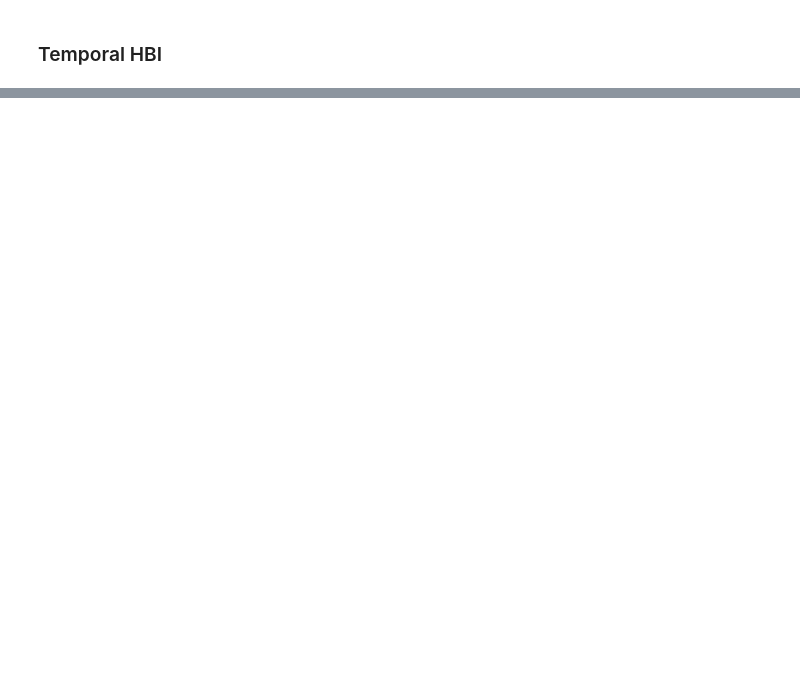
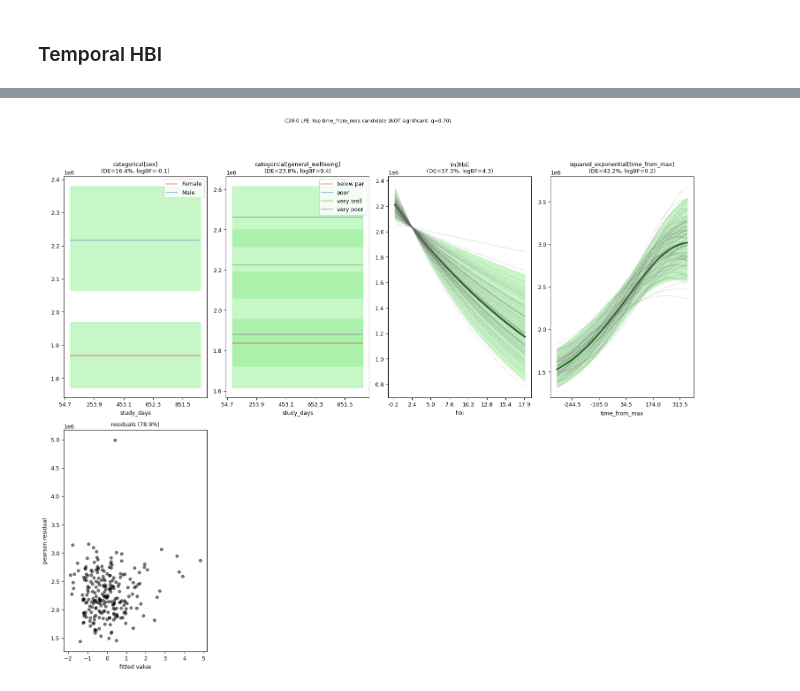
Before and after one commit to omicsEye/waveome, a Jupyter notebook: examples/iHMP/ihmp_waveome.ipynb, the cells around one changed output, grey strips where cells are left out. Saved outputs shown, nothing was run; the diff lists cells and outputs as text; code cells hidden in the pictures; blank space fills up the shorter version.

```diff
--- a/examples/iHMP/ihmp_waveome.ipynb
+++ b/examples/iHMP/ihmp_waveome.ipynb
@@ -568,0 +627,20 @@ plt.show()
+# %%
+# plot_parts auto-labels each panel with kernel/covariate, deviance
+# explained (DE), and log_bf, all from the same refit.
+tfm_compound = "C8p_QI18"
+tfm_name = mbx_lookup.loc[mbx_lookup.Compound == tfm_compound, "Metabolite"].values[0]
+
+p = gps.plot_parts(
+    out_label=tfm_compound,
+    x_axis_label="study_days",
+    figsize=(15, 12),
+    num_cols_in_fig=4,
+    reverse_transform_axes=True,
+    residual_dict={"resid_type": "pearson", "residuals_on_y_axis": False},
+    marginal=True
+)
+p[0].suptitle(f"{tfm_name}: top time_from_max candidate (NOT significant, q=0.70)", fontsize=8, y=1.05)
+plt.tight_layout()
+plt.show()
+# %% [output]
+[figure, added]
```
Also changed, not shown: parts of 14 cells of this notebook.
